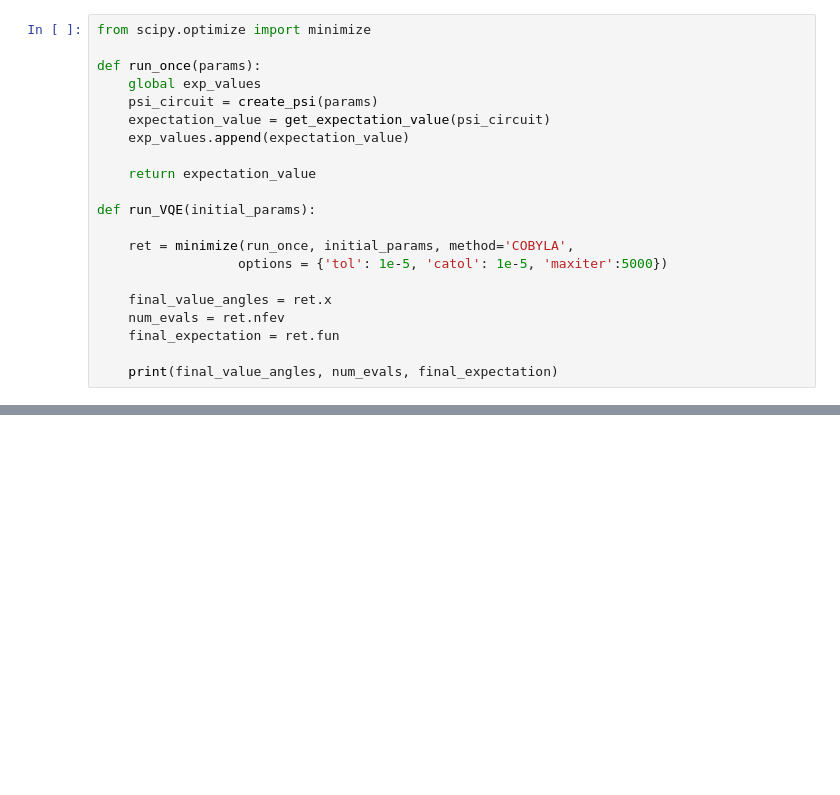
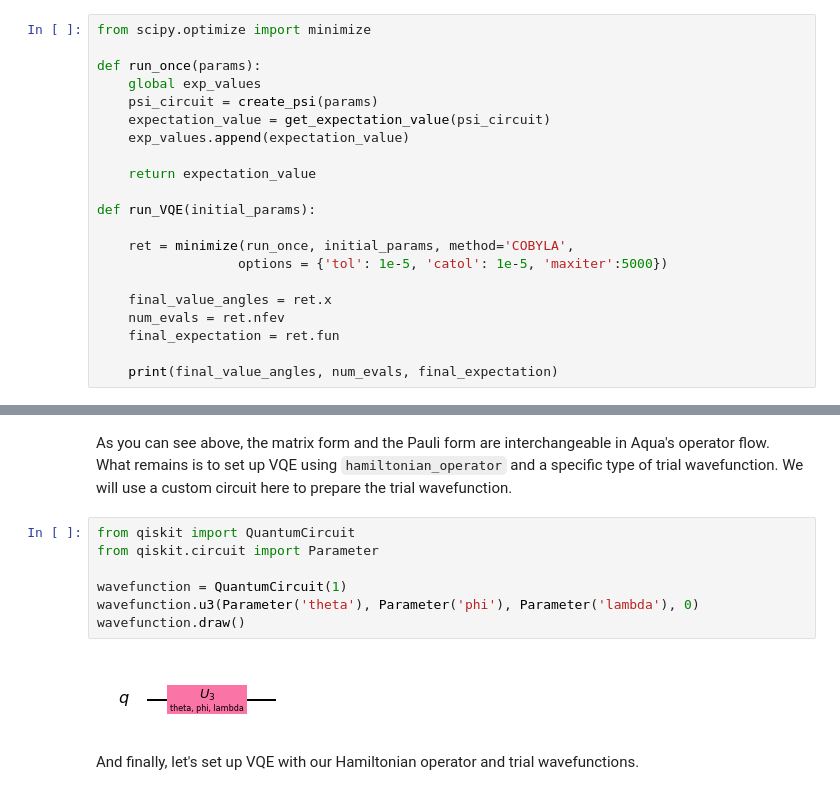
Before and after one commit to aasfaw/think2020lab, a Jupyter notebook: think2020-quantum-handson-lab-4.ipynb, the cells around one changed output, grey strips where cells are left out. Drawn from its saved outputs; the diff is of its cells as text; blank space fills up the shorter version.

Commit message:
Updated lab4 with new Aqua operator flow

```diff
--- a/think2020-quantum-handson-lab-4.ipynb
+++ b/think2020-quantum-handson-lab-4.ipynb
@@ -244,0 +257,13 @@ vqe_instance.run(sv_sim)
+# %% [markdown]
+As you can see above, the matrix form and the Pauli form are interchangeable in Aqua's operator flow. What remains is to set up VQE using `hamiltonian_operator` and a specific type of trial wavefunction. We will use a custom circuit here to prepare the trial wavefunction.
+# %%
+from qiskit import QuantumCircuit
+from qiskit.circuit import Parameter
+
+wavefunction = QuantumCircuit(1)
+wavefunction.u3(Parameter('theta'), Parameter('phi'), Parameter('lambda'), 0)
+wavefunction.draw()
+# %% [output]
+[figure, added]
+# %% [markdown]
+And finally, let's set up VQE with our Hamiltonian operator and trial wavefunctions.
```
Also changed, not shown: parts of 24 cells of this notebook.
